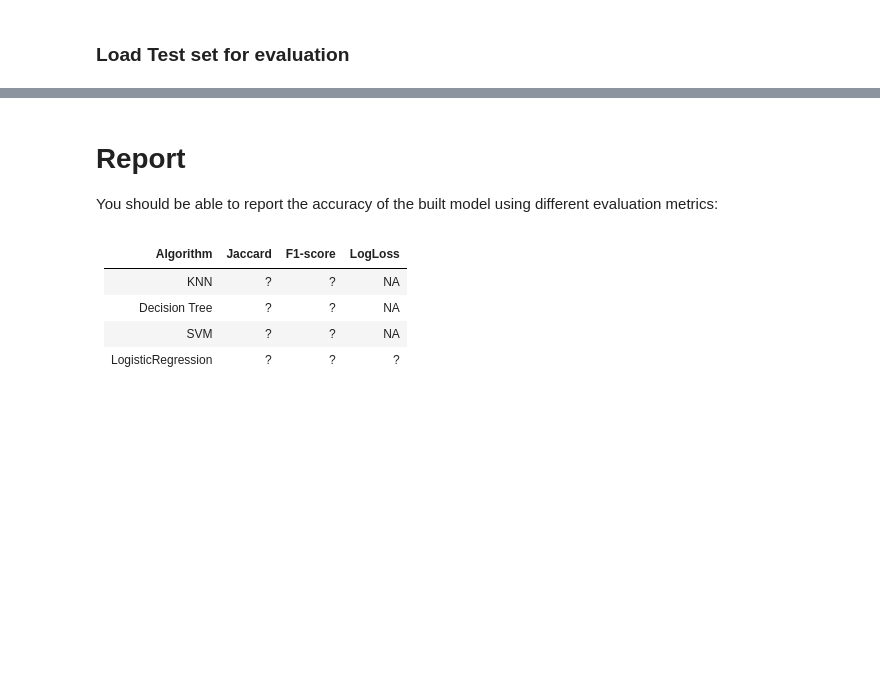
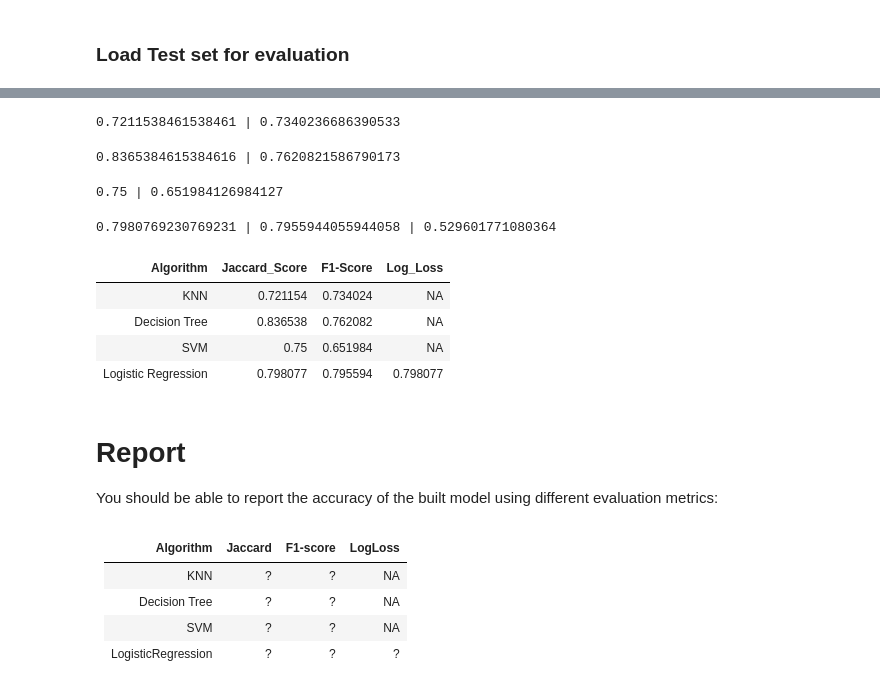
Before and after one commit to obanlatomiwa/Cousera-Capstone-Projects, a Jupyter notebook: Cousera Capstone on Machine Learning.ipynb, the cells around one changed output, grey strips where cells are left out. Cells and saved outputs as stored; diff of their text form; code cells hidden in the pictures; blank space fills up the shorter version.

```diff
--- a/Cousera Capstone on Machine Learning.ipynb
+++ b/Cousera Capstone on Machine Learning.ipynb
@@ -308,3 +443,54 @@ test_df.head()
+# %%
+# K nearest neighbours (KNN) score
+
+KNN_Jaccard_Score = jaccard_similarity_score(y_test_1, y_hat_1)
+KNN_F1_Score = f1_score(y_test_1, y_hat_1, average = 'weighted')
+print(KNN_Jaccard_Score,'|', KNN_F1_Score)
+# %% [output]
+0.7211538461538461 | 0.7340236686390533
+# %%
+# Decision Tree Score
+
+my_tree_Jaccard_Score = jaccard_similarity_score(y_test_2, y_hat_2)
+my_tree_F1_Score = f1_score(y_test_2, y_hat_2, average ='weighted')
+print(my_tree_Jaccard_Score,'|', my_tree_F1_Score)
+# %% [output]
+0.8365384615384616 | 0.7620821586790173
+# %%
+# Support Vector Machine (SVM) score
+
+SVM_Jaccard_Score = jaccard_similarity_score(y_test_3, y_hat_3)
+SVM_F1_Score = f1_score(y_test_3, y_hat_3, average ='weighted')
+print(SVM_Jaccard_Score,'|', SVM_F1_Score)
+# %% [output]
+0.75 | 0.651984126984127
+# %%
+# logistic regression score
+
+lr_Jaccard_Score = jaccard_similarity_score(y_test_4, y_hat_4)
+lr_F1_Score = f1_score(y_test_4, y_hat_4, average = 'weighted')
+lr_Log_Loss_Score = log_loss(y_test_4, y_hat_prob_4)
+print(lr_Jaccard_Score,'|', lr_F1_Score, '|', lr_Log_Loss_Score)
+# %% [output]
+0.7980769230769231 | 0.7955944055944058 | 0.529601771080364
+# %%
+# Print out the Report
+
+data = {'Algorithm':['KNN', 'Decision Tree', 'SVM', 'Logistic Regression'],
+          'Jaccard_Score': [KNN_Jaccard_Score, my_tree_Jaccard_Score, SVM_Jaccard_Score, lr_Jaccard_Score],
+          'F1-Score': [KNN_F1_Score, my_tree_F1_Score, SVM_F1_Score, lr_F1_Score],
+          'Log_Loss': ['NA','NA','NA',lr_Jaccard_Score],
+         }
+
+report = pd.DataFrame(data)
+report = report.style.hide_index()
+report
+# %% [output]
+| Algorithm | Jaccard_Score | F1-Score | Log_Loss |
+| KNN | 0.721154 | 0.734024 | NA |
+| Decision Tree | 0.836538 | 0.762082 | NA |
+| SVM | 0.75 | 0.651984 | NA |
+| Logistic Regression | 0.798077 | 0.795594 | 0.798077 |
 # %% [markdown]
 # Report
 You should be able to report the accuracy of the built model using different evaluation metrics:
```
Also changed, not shown: parts of 19 cells of this notebook.
